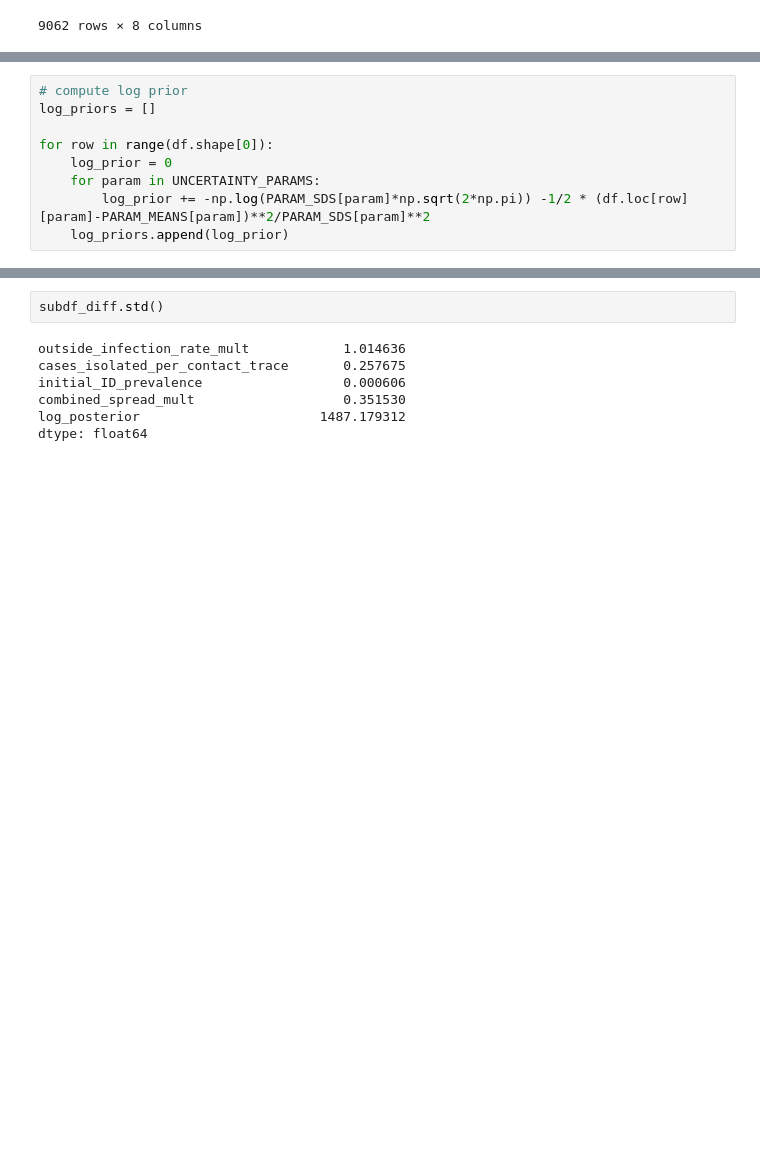
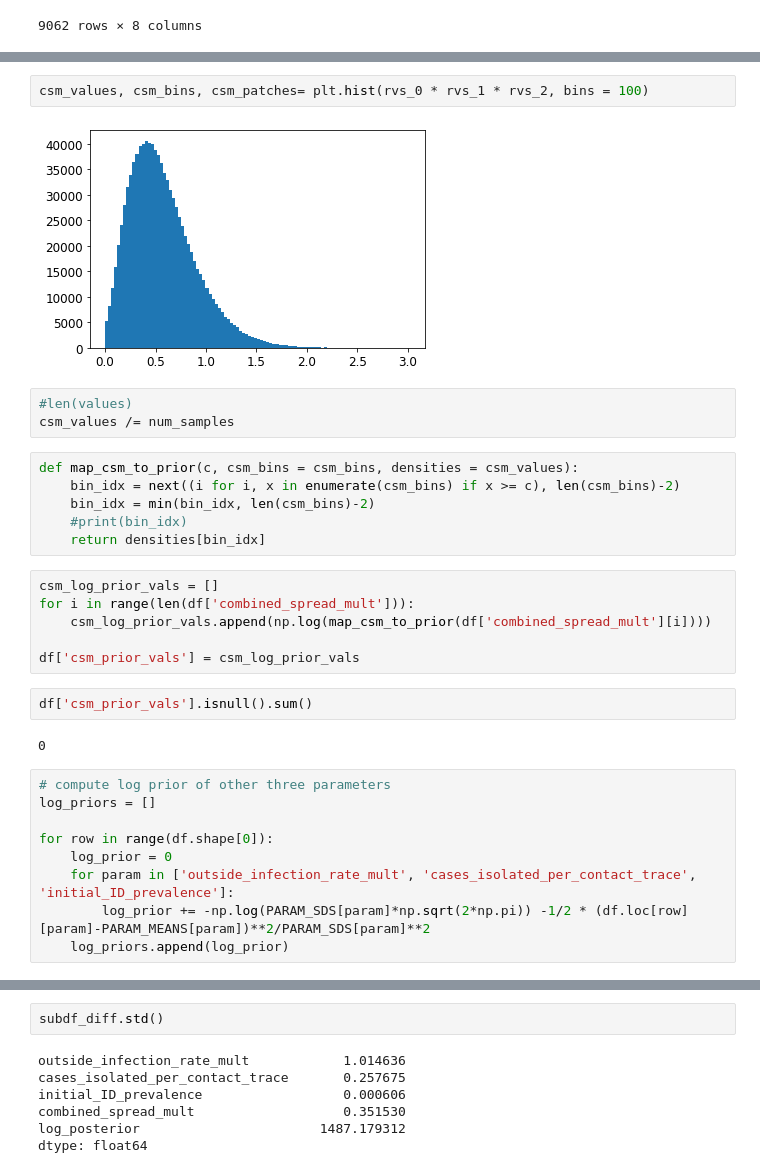
Before and after one commit to peter-i-frazier/group-testing, a Jupyter notebook: notebooks/vax_sims/fall_2021_data_analysis_v3_using_weekly_likelihoods_regression.ipynb, the cells around one changed output, grey strips where cells are left out. Saved outputs shown, nothing was run; the diff lists cells and outputs as text; blank space fills up the shorter version.

```diff
--- a/notebooks/vax_sims/fall_2021_data_analysis_v3_using_weekly_likelihoods_regression.ipynb
+++ b/notebooks/vax_sims/fall_2021_data_analysis_v3_using_weekly_likelihoods_regression.ipynb
@@ -243,9 +318,32 @@ df
+# %%
+csm_values, csm_bins, csm_patches= plt.hist(rvs_0 * rvs_1 * rvs_2, bins = 100)
+# %% [output]
+[figure, added]
+# %%
+#len(values)
+csm_values /= num_samples
+# %%
+def map_csm_to_prior(c, csm_bins = csm_bins, densities = csm_values):
+    bin_idx = next((i for i, x in enumerate(csm_bins) if x >= c), len(csm_bins)-2)
+    bin_idx = min(bin_idx, len(csm_bins)-2)
+    #print(bin_idx)
+    return densities[bin_idx]
+# %%
+csm_log_prior_vals = []
+for i in range(len(df['combined_spread_mult'])):
+    csm_log_prior_vals.append(np.log(map_csm_to_prior(df['combined_spread_mult'][i])))
+
+df['csm_prior_vals'] = csm_log_prior_vals
+# %%
+df['csm_prior_vals'].isnull().sum()
+# %% [output]
+0
 # %%
-# compute log prior
+# compute log prior of other three parameters
 log_priors = []
 
 for row in range(df.shape[0]):
     log_prior = 0
-    for param in UNCERTAINTY_PARAMS:
+    for param in ['outside_infection_rate_mult', 'cases_isolated_per_contact_trace', 'initial_ID_prevalence']:
         log_prior += -np.log(PARAM_SDS[param]*np.sqrt(2*np.pi)) -1/2 * (df.loc[row][param]-PARAM_MEANS[param])**2/PARAM_SDS[param]**2
     log_priors.append(log_prior)
```
Also changed, not shown: parts of 13 cells of this notebook.
